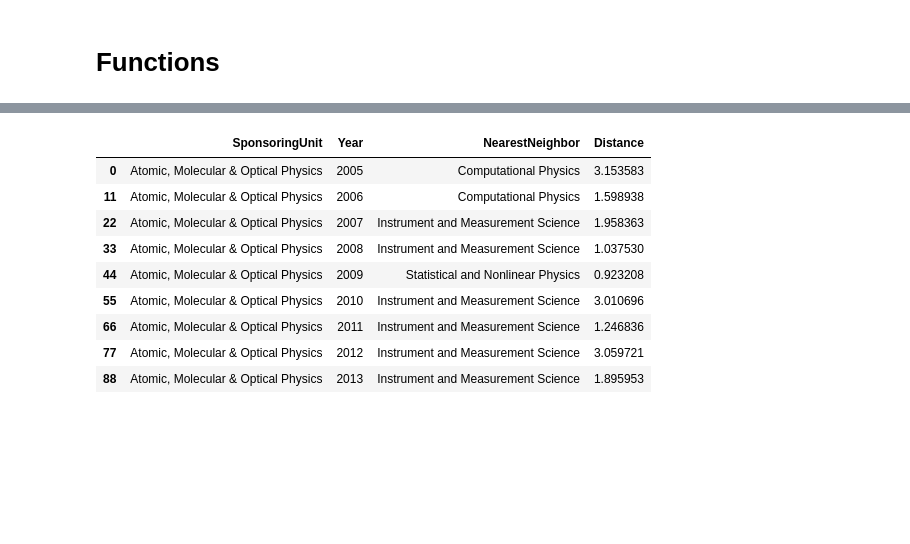
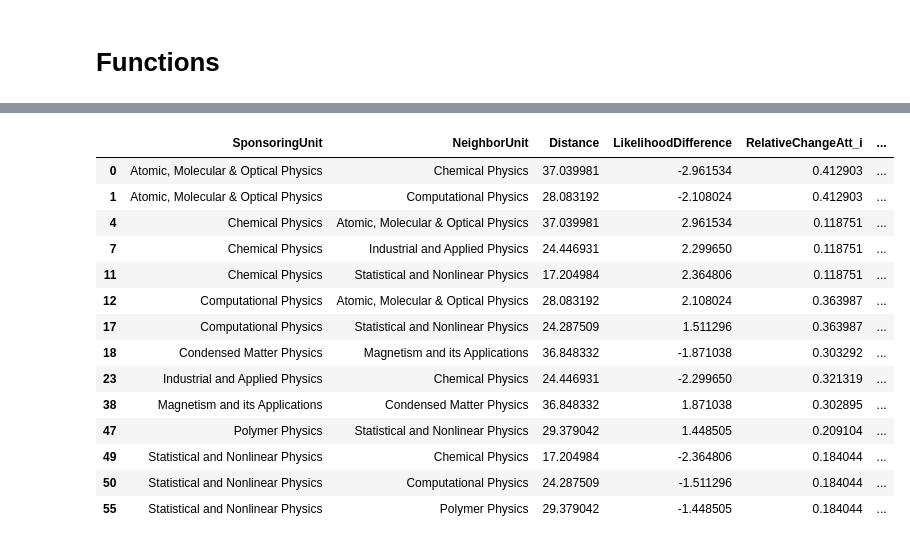
Before and after one commit to EllenWM/Evolution-of-Gender-Diversity-in-Physics-Conferences, a Jupyter notebook: interventionImpact.ipynb, the cells around one changed output, grey strips where cells are left out. Cells and saved outputs as stored; diff of their text form; code cells hidden in the pictures; blank space fills up the shorter version.

```diff
--- a/interventionImpact.ipynb
+++ b/interventionImpact.ipynb
@@ -199,3 +306,6 @@ similarUnits = findNearestNeighbors(distanceSum, 4)
+# %%
+features = ['n_invited', 'n_attendees', 'FemaleRatio_inv', 'FemaleRatio_att']
+similarUnits = KNN_similarUnits(sponsorUnit_df, features)
 # %%
 #load relative likelihood
 likelihood = pd.read_pickle("Files/Dataframes/sponsoringUnitsLikelihood.pkl")
@@ -256,0 +318,3 @@ interventionLikelihood = likelihood_units[(likelihood_units.Year >= 2014) & (lik
+# %%
+#get difference of sponsoring units in intervention period, that were similar in baseline period
+similarUnits_likelihoodDiff = getDifferentUnits(similarUnits, interventionLikelihood)
@@ -256,0 +324,31 @@ interventionLikelihood = likelihood_units[(likelihood_units.Year >= 2014) & (lik
+# %%
+#add relative change for unit and its neighbor to df with similar units in baseline period
+similarUnit_eval = similarUnits_likelihoodDiff.merge(relativeChange, how = 'left', on = 'SponsoringUnit') #add relative change for unit itself
+similarUnit_eval = similarUnit_eval.merge(relativeChange, how = 'left', left_on = 'NeighborUnit', right_on = 'SponsoringUnit', suffixes = ['_i', '_j']) #add relative change for neighbor unit
+similarUnit_eval = similarUnit_eval.rename(columns = {'SponsoringUnit_i': 'SponsoringUnit'})[['SponsoringUnit', 'NeighborUnit', 'Distance', 'LikelihoodDifference', 'RelativeChangeAtt_i', 'RelativeChangeAtt_j']] #rename column + choose columns
+# %%
+quantile_75 = similarUnit_eval.LikelihoodDifference.abs().quantile(0.75)
+#0.8849057363865074
+similarUnit_eval[similarUnit_eval.LikelihoodDifference.abs() >= quantile_75]
+
+#maybe we need to find a way to only show the once with biggest likelihood difference
+#now plot these
+
+#find duplicates of sponsoringUnit matched with NeighborUnit
+#then find those units that have low relative change
+# %% [output]
+|  | SponsoringUnit | NeighborUnit | Distance | LikelihoodDifference | RelativeChangeAtt_i | ... |
+| 0 | Atomic, Molecular & Optical Physics | Chemical Physics | 37.039981 | -2.961534 | 0.412903 | ... |
+| 1 | Atomic, Molecular & Optical Physics | Computational Physics | 28.083192 | -2.108024 | 0.412903 | ... |
+| 4 | Chemical Physics | Atomic, Molecular & Optical Physics | 37.039981 | 2.961534 | 0.118751 | ... |
+| 7 | Chemical Physics | Industrial and Applied Physics | 24.446931 | 2.299650 | 0.118751 | ... |
+| 11 | Chemical Physics | Statistical and Nonlinear Physics | 17.204984 | 2.364806 | 0.118751 | ... |
+| 12 | Computational Physics | Atomic, Molecular & Optical Physics | 28.083192 | 2.108024 | 0.363987 | ... |
+| 17 | Computational Physics | Statistical and Nonlinear Physics | 24.287509 | 1.511296 | 0.363987 | ... |
+| 18 | Condensed Matter Physics | Magnetism and its Applications | 36.848332 | -1.871038 | 0.303292 | ... |
+| 23 | Industrial and Applied Physics | Chemical Physics | 24.446931 | -2.299650 | 0.321319 | ... |
+| 38 | Magnetism and its Applications | Condensed Matter Physics | 36.848332 | 1.871038 | 0.302895 | ... |
+| 47 | Polymer Physics | Statistical and Nonlinear Physics | 29.379042 | 1.448505 | 0.209104 | ... |
+| 49 | Statistical and Nonlinear Physics | Chemical Physics | 17.204984 | -2.364806 | 0.184044 | ... |
+| 50 | Statistical and Nonlinear Physics | Computational Physics | 24.287509 | -1.511296 | 0.184044 | ... |
+| 55 | Statistical and Nonlinear Physics | Polymer Physics | 29.379042 | -1.448505 | 0.184044 | ... |
@@ -267,13 +364,0 @@ def plotNeighbors(neighbors, df):
-# %%
-neighbor_df[neighbor_df.SponsoringUnit == 'Atomic, Molecular & Optical Physics'].
-# %% [output]
-|  | SponsoringUnit | Year | NearestNeighbor | Distance |
-| 0 | Atomic, Molecular & Optical Physics | 2005 | Computational Physics | 3.153583 |
-| 11 | Atomic, Molecular & Optical Physics | 2006 | Computational Physics | 1.598938 |
-| 22 | Atomic, Molecular & Optical Physics | 2007 | Instrument and Measurement Science | 1.958363 |
-| 33 | Atomic, Molecular & Optical Physics | 2008 | Instrument and Measurement Science | 1.037530 |
-| 44 | Atomic, Molecular & Optical Physics | 2009 | Statistical and Nonlinear Physics | 0.923208 |
-| 55 | Atomic, Molecular & Optical Physics | 2010 | Instrument and Measurement Science | 3.010696 |
-| 66 | Atomic, Molecular & Optical Physics | 2011 | Instrument and Measurement Science | 1.246836 |
-| 77 | Atomic, Molecular & Optical Physics | 2012 | Instrument and Measurement Science | 3.059721 |
-| 88 | Atomic, Molecular & Optical Physics | 2013 | Instrument and Measurement Science | 1.895953 |
```
Also changed, not shown: parts of 33 cells of this notebook.
